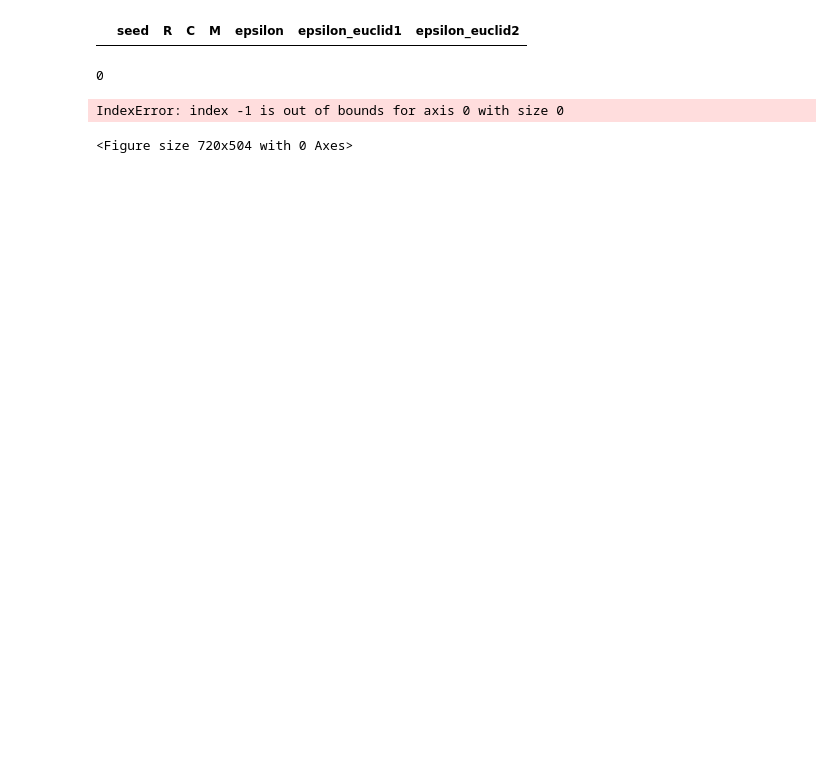
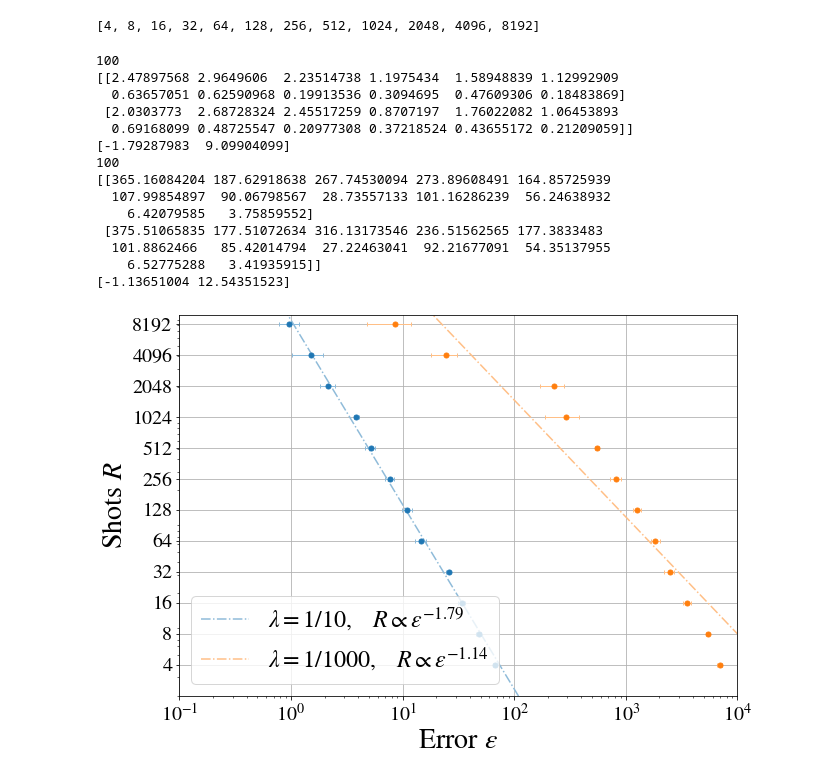
Before and after one commit to gentinettagian/complexity_of_qsvms, a Jupyter notebook: dual_qsvm/plot_tests.ipynb, the cells around one changed output. Cells and saved outputs as stored; diff of their text form; code cells hidden in the pictures; blank space fills up the shorter version.

```diff
--- a/dual_qsvm/plot_tests.ipynb
+++ b/dual_qsvm/plot_tests.ipynb
@@ -26,45 +26,59 @@ plt.rcParams.update({'font.size': 24,
                      'mathtext.fontset': 'stix',
                      'font.family': 'STIXGeneral'})
 # %%
-margin=0.1
-df = pd.read_csv(f'experiments/margin_{margin}_data.csv')
-df = df[df['M'] == 50]
+margin=-0.1
+df = pd.read_csv(f'experiments/M_{margin}_data.csv')
+df = df[df['M'] == 256]
 sep = 'separable' if margin > 0 else 'overlap'
-shots = [4,8,16,32,64,128,256,512,1024,2048,4096]
+shots = [4,8,16,32,64,128,256,512,1024,2048,4096, 8192]
+shots.sort()
-# %%
-df.shape
-# %% [output]
-|  | seed | R | C | M | epsilon | epsilon_euclid1 | epsilon_euclid2 |
+# %%
+shots
+# %% [output]
+[4, 8, 16, 32, 64, 128, 256, 512, 1024, 2048, 4096, 8192]
 # %%
 plt.figure(figsize=(10,7))
 for i, C in enumerate([10.,1000.]):
     filter = df['C'] == C
     print(np.sum(filter))
     epsilons = np.array([df['epsilon'][(df['R'] == R) & filter ] for R in shots])
     means = np.mean(epsilons,axis=1)
     upper = np.quantile(epsilons, upper_percentile, axis=1)
     lower = np.quantile(epsilons,lower_percentile,axis=1)
     errors = np.array([means - lower, upper - means])
     print(errors)
     plt.errorbar(means,shots,xerr=errors,marker='.',ecolor=colors_light[i],elinewidth=1.,ls='',capsize=2,
         color=colors[i], ms=10)
     #plt.scatter(means,shots,c=colors[i])
     #plt.errorbar(means,shots,xerr=stds,fmt='.')
     plt.xscale('log')
     plt.yscale('log')
     p = np.polyfit(np.log(means),np.log(shots),1)
     print(p)
-    efine = np.linspace(0,10)
+    efine = np.geomspace(0.0001,1e4,1000)
     plt.plot(efine,np.exp(p[1])*efine**(p[0]),linestyle='-.',label=r'$\lambda = 1/{{%s}},\quad R\propto\varepsilon^{{%.2f}}$'%(int(C),p[0]),color=colors_light[i])
 
 plt.yticks(shots,shots)
+plt.xlim(1e-1,1e4)
 plt.ylim(2,1e4)
 plt.xlabel(r'Error $\varepsilon$')
 plt.ylabel(r'Shots $R$')
 plt.grid()
 plt.legend(loc='lower left')
 plt.savefig(f'plots/dual_exponent_{sep}.png',dpi=300,bbox_inches='tight')
 # %% [output]
-0
+100
+[[2.47897568 2.9649606  2.23514738 1.1975434  1.58948839 1.12992909
+  0.63657051 0.62590968 0.19913536 0.3094695  0.47609306 0.18483869]
+ [2.0303773  2.68728324 2.45517259 0.8707197  1.76022082 1.06453893
+  0.69168099 0.48725547 0.20977308 0.37218524 0.43655172 0.21209059]]
+[-1.79287983  9.09904099]
+100
+[[365.16084204 187.62918638 267.74530094 273.89608491 164.85725939
+  107.99854897  90.06798567  28.73557133 101.16286239  56.24638932
+    6.42079585   3.75859552]
+ [375.51065835 177.51072634 316.13173546 236.51562565 177.3833483
+  101.8862466   85.42014794  27.22463041  92.21677091  54.35137955
+    6.52775288   3.41935915]]
+[-1.13651004 12.54351523]
-IndexError: index -1 is out of bounds for axis 0 with size 0
-<Figure size 720x504 with 0 Axes>
+[figure, added]
```
Also changed, not shown: 33 other files.
